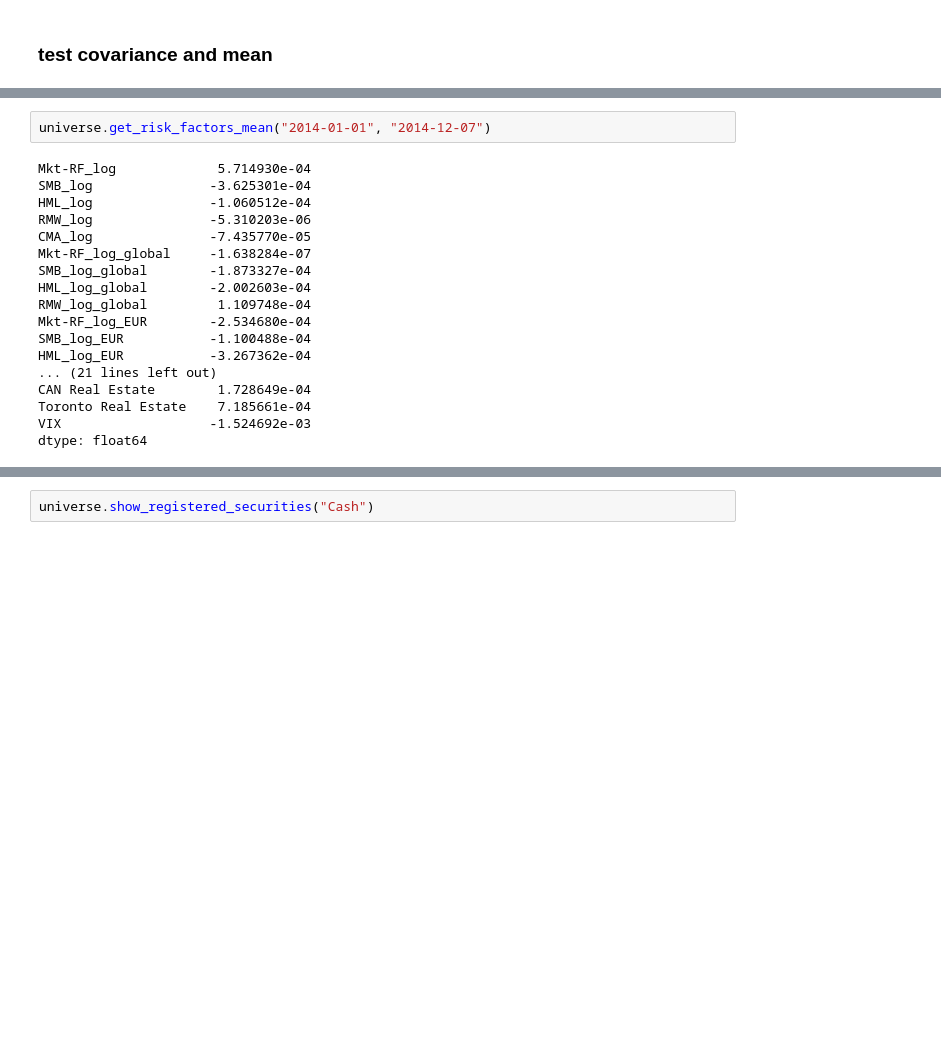
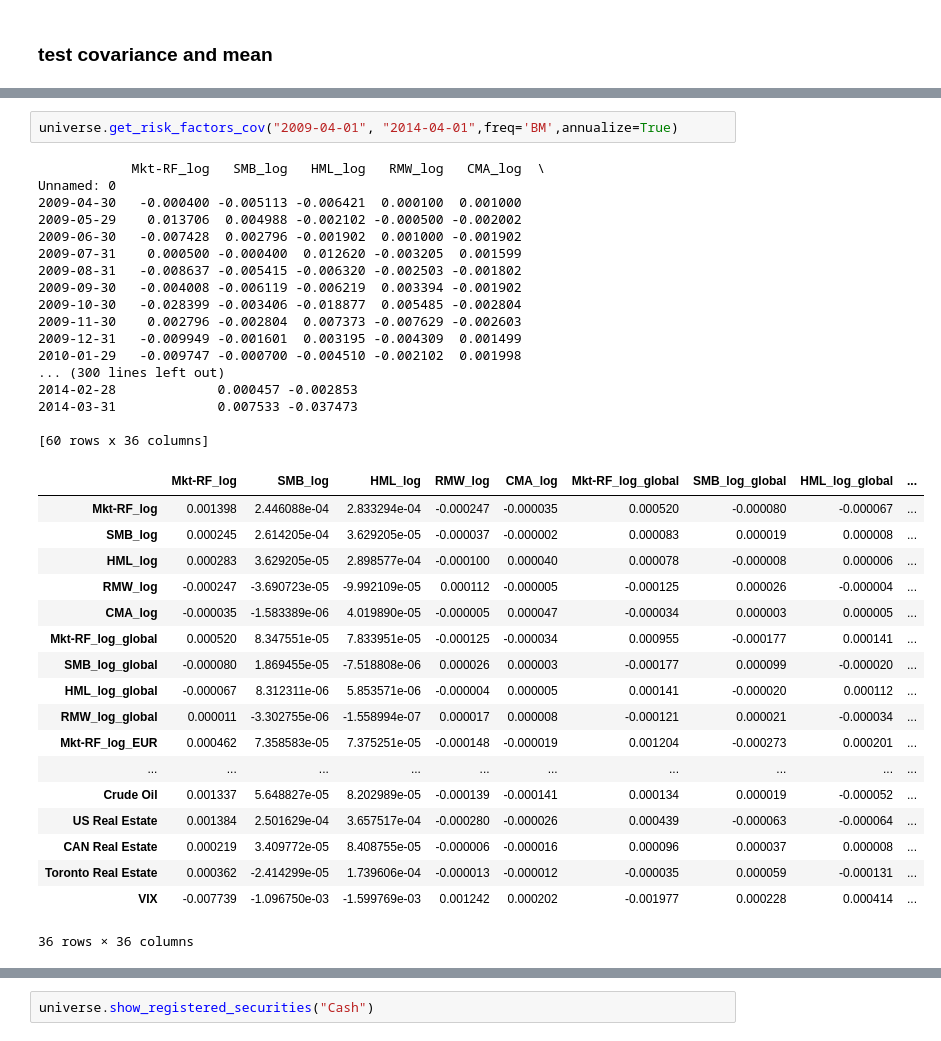
Before and after one commit to CherryADA/RoboAdvisor, a Jupyter notebook: Universe_Demo.ipynb, the cells around one changed output, grey strips where cells are left out. Drawn from its saved outputs; the diff is of its cells as text; blank space fills up the shorter version.

```diff
--- a/Universe_Demo.ipynb
+++ b/Universe_Demo.ipynb
@@ -45,20 +24,38 @@ universe.get_risk_factors_cov("2014-01-01", "2014-12-07")
-# %%
-universe.get_risk_factors_mean("2014-01-01", "2014-12-07")
-# %% [output]
-Mkt-RF_log             5.714930e-04
-SMB_log               -3.625301e-04
-HML_log               -1.060512e-04
-RMW_log               -5.310203e-06
-CMA_log               -7.435770e-05
-Mkt-RF_log_global     -1.638284e-07
-SMB_log_global        -1.873327e-04
-HML_log_global        -2.002603e-04
-RMW_log_global         1.109748e-04
-Mkt-RF_log_EUR        -2.534680e-04
-SMB_log_EUR           -1.100488e-04
-HML_log_EUR           -3.267362e-04
-... (21 lines left out)
-CAN Real Estate        1.728649e-04
-Toronto Real Estate    7.185661e-04
-VIX                   -1.524692e-03
-dtype: float64
+# %%
+universe.get_risk_factors_cov("2009-04-01", "2014-04-01",freq='BM',annualize=True)
+# %% [output]
+            Mkt-RF_log   SMB_log   HML_log   RMW_log   CMA_log  \
+Unnamed: 0
+2009-04-30   -0.000400 -0.005113 -0.006421  0.000100  0.001000
+2009-05-29    0.013706  0.004988 -0.002102 -0.000500 -0.002002
+2009-06-30   -0.007428  0.002796 -0.001902  0.001000 -0.001902
+2009-07-31    0.000500 -0.000400  0.012620 -0.003205  0.001599
+2009-08-31   -0.008637 -0.005415 -0.006320 -0.002503 -0.001802
+2009-09-30   -0.004008 -0.006119 -0.006219  0.003394 -0.001902
+2009-10-30   -0.028399 -0.003406 -0.018877  0.005485 -0.002804
+2009-11-30    0.002796 -0.002804  0.007373 -0.007629 -0.002603
+2009-12-31   -0.009949 -0.001601  0.003195 -0.004309  0.001499
+2010-01-29   -0.009747 -0.000700 -0.004510 -0.002102  0.001998
+... (300 lines left out)
+2014-02-28             0.000457 -0.002853
+2014-03-31             0.007533 -0.037473
+
+[60 rows x 36 columns]
+|  | Mkt-RF_log | SMB_log | HML_log | RMW_log | CMA_log | Mkt-RF_log_global | SMB_log_global | HML_log_global | ... |
+| Mkt-RF_log | 0.001398 | 2.446088e-04 | 2.833294e-04 | -0.000247 | -0.000035 | 0.000520 | -0.000080 | -0.000067 | ... |
+| SMB_log | 0.000245 | 2.614205e-04 | 3.629205e-05 | -0.000037 | -0.000002 | 0.000083 | 0.000019 | 0.000008 | ... |
+| HML_log | 0.000283 | 3.629205e-05 | 2.898577e-04 | -0.000100 | 0.000040 | 0.000078 | -0.000008 | 0.000006 | ... |
+| RMW_log | -0.000247 | -3.690723e-05 | -9.992109e-05 | 0.000112 | -0.000005 | -0.000125 | 0.000026 | -0.000004 | ... |
+| CMA_log | -0.000035 | -1.583389e-06 | 4.019890e-05 | -0.000005 | 0.000047 | -0.000034 | 0.000003 | 0.000005 | ... |
+| Mkt-RF_log_global | 0.000520 | 8.347551e-05 | 7.833951e-05 | -0.000125 | -0.000034 | 0.000955 | -0.000177 | 0.000141 | ... |
+| SMB_log_global | -0.000080 | 1.869455e-05 | -7.518808e-06 | 0.000026 | 0.000003 | -0.000177 | 0.000099 | -0.000020 | ... |
+| HML_log_global | -0.000067 | 8.312311e-06 | 5.853571e-06 | -0.000004 | 0.000005 | 0.000141 | -0.000020 | 0.000112 | ... |
+| RMW_log_global | 0.000011 | -3.302755e-06 | -1.558994e-07 | 0.000017 | 0.000008 | -0.000121 | 0.000021 | -0.000034 | ... |
+| Mkt-RF_log_EUR | 0.000462 | 7.358583e-05 | 7.375251e-05 | -0.000148 | -0.000019 | 0.001204 | -0.000273 | 0.000201 | ... |
+| ... | ... | ... | ... | ... | ... | ... | ... | ... | ... |
+| Crude Oil | 0.001337 | 5.648827e-05 | 8.202989e-05 | -0.000139 | -0.000141 | 0.000134 | 0.000019 | -0.000052 | ... |
+| US Real Estate | 0.001384 | 2.501629e-04 | 3.657517e-04 | -0.000280 | -0.000026 | 0.000439 | -0.000063 | -0.000064 | ... |
+| CAN Real Estate | 0.000219 | 3.409772e-05 | 8.408755e-05 | -0.000006 | -0.000016 | 0.000096 | 0.000037 | 0.000008 | ... |
+| Toronto Real Estate | 0.000362 | -2.414299e-05 | 1.739606e-04 | -0.000013 | -0.000012 | -0.000035 | 0.000059 | -0.000131 | ... |
+| VIX | -0.007739 | -1.096750e-03 | -1.599769e-03 | 0.001242 | 0.000202 | -0.001977 | 0.000228 | 0.000414 | ... |
+36 rows × 36 columns
```
Also changed, not shown: parts of 5 cells of this notebook, 4 other files.
